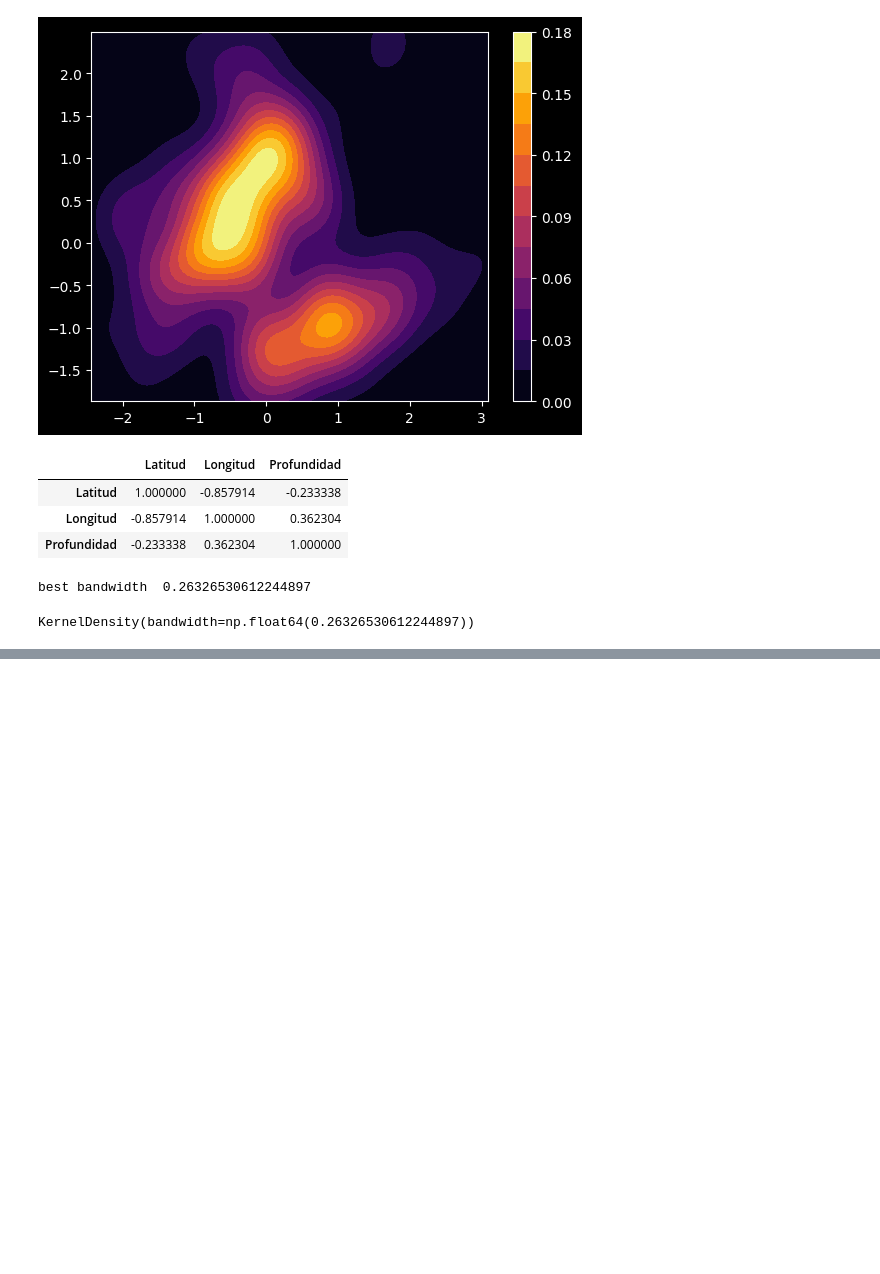
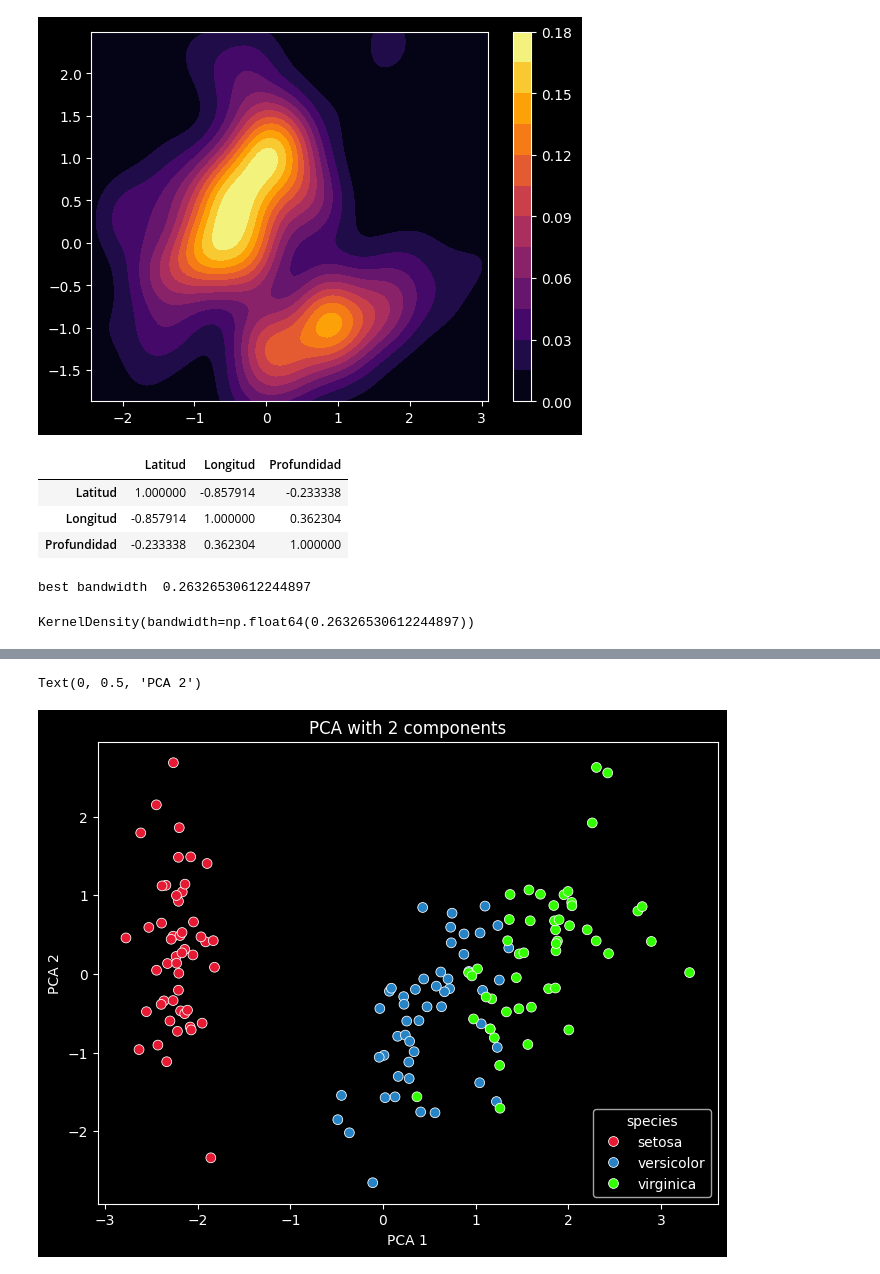
Before and after one commit to EdilbertoAntonio/ejercicios_maestria_icd, a Jupyter notebook: mineria de datos/Exploratory analysis_Visualization_2.ipynb, the cells around one changed output, grey strips where cells are left out. Cells and saved outputs as stored; diff of their text form; code cells hidden in the pictures; blank space fills up the shorter version.

```diff
--- a/mineria de datos/Exploratory analysis_Visualization_2.ipynb
+++ b/mineria de datos/Exploratory analysis_Visualization_2.ipynb
@@ -606,0 +638,8 @@ KernelDensity(bandwidth=np.float64(0.26326530612244897))
+# %%
+# PCA
+from sklearn.preprocessing import StandardScaler
+from sklearn.decomposition import PCA
+
+scaler = StandardScaler()
+Z = scaler.fit_transform(X)
+# print(Z)
@@ -606,0 +650,18 @@ KernelDensity(bandwidth=np.float64(0.26326530612244897))
+# %%
+pca = PCA()
+scores = pca.fit_transform(Z)
+# print(scores)
+pca_summary = pd.DataFrame({'eigenvalues':pca.explained_variance_,
+                            'explained_variance': 100*pca.explained_variance_ratio_,
+                            'cumulative': 100*pca.explained_variance_ratio_.cumsum()
+                            }, index = [1,2,3,4]) #summary of PCA
+
+print(pca.explained_variance_) # eigenvalues
+print(pca.explained_variance_ratio_) # explain variance
+print(pca.components_)
+# components of PCA
+coeffients = pd.DataFrame(pca.components_.T, index=X.columns) # las direcciones asociadas
+# eigenvectores
+
+display(pca_summary)
+display(coeffients)
@@ -606,0 +685,4 @@ KernelDensity(bandwidth=np.float64(0.26326530612244897))
+# %%
+scores = pd.DataFrame(scores)
+scores['species'] = iris['species'].copy()
+scores
@@ -606,0 +703,12 @@ KernelDensity(bandwidth=np.float64(0.26326530612244897))
+# %%
+import matplotlib.pyplot as plt
+plt.style.use('dark_background')
+plt.figure(figsize=(8, 6))
+sns.scatterplot(x=0, y=1, hue='species', data=scores, s=50,
+                palette={'setosa': '#E61A33', 'versicolor': '#2683C6', 'virginica': '#32FF00'})
+plt.title('PCA with 2 components')
+plt.xlabel('PCA 1')
+plt.ylabel('PCA 2')
+# %% [output]
+Text(0, 0.5, 'PCA 2')
+[figure, added]
```
Also changed, not shown: parts of 7 cells of this notebook, 2 other files.
